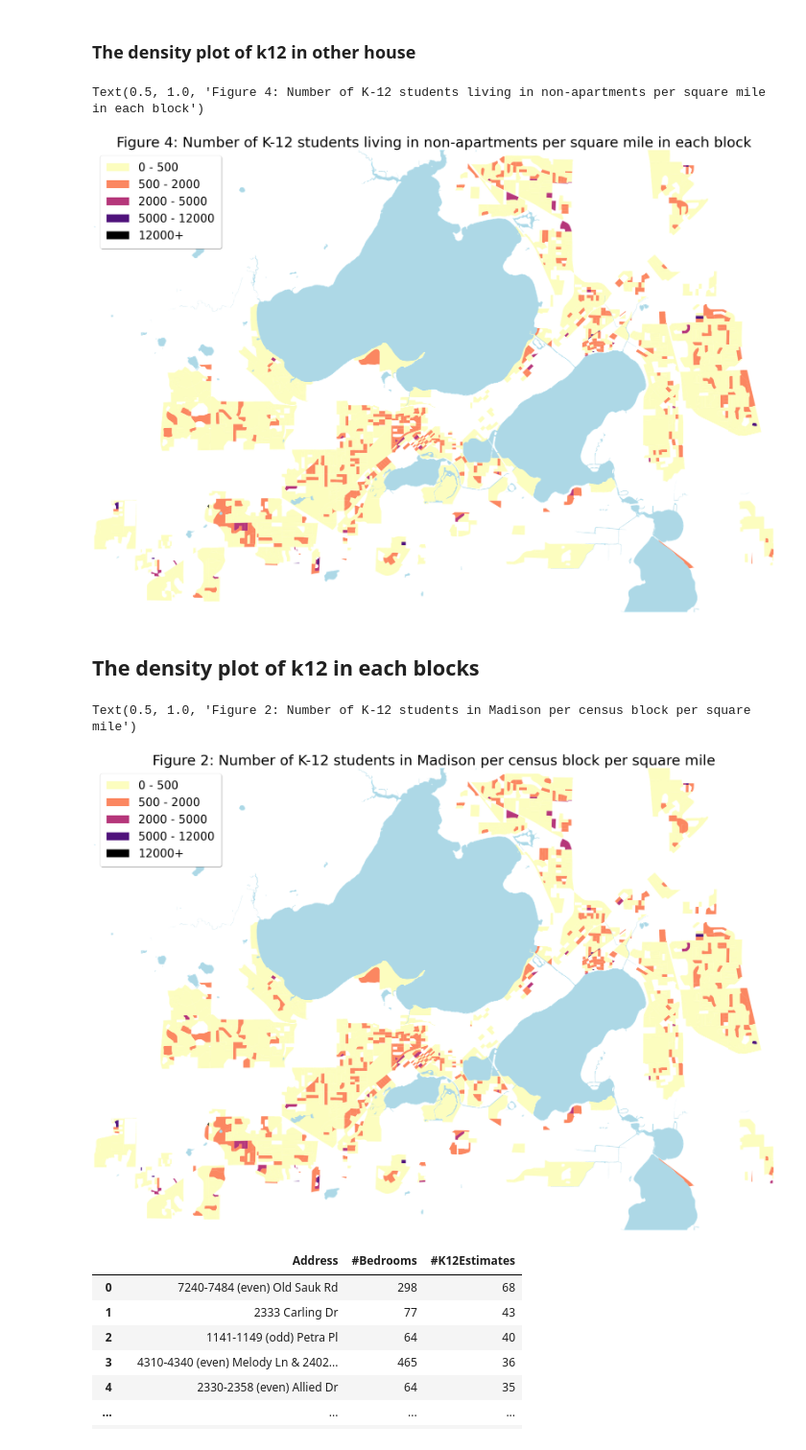
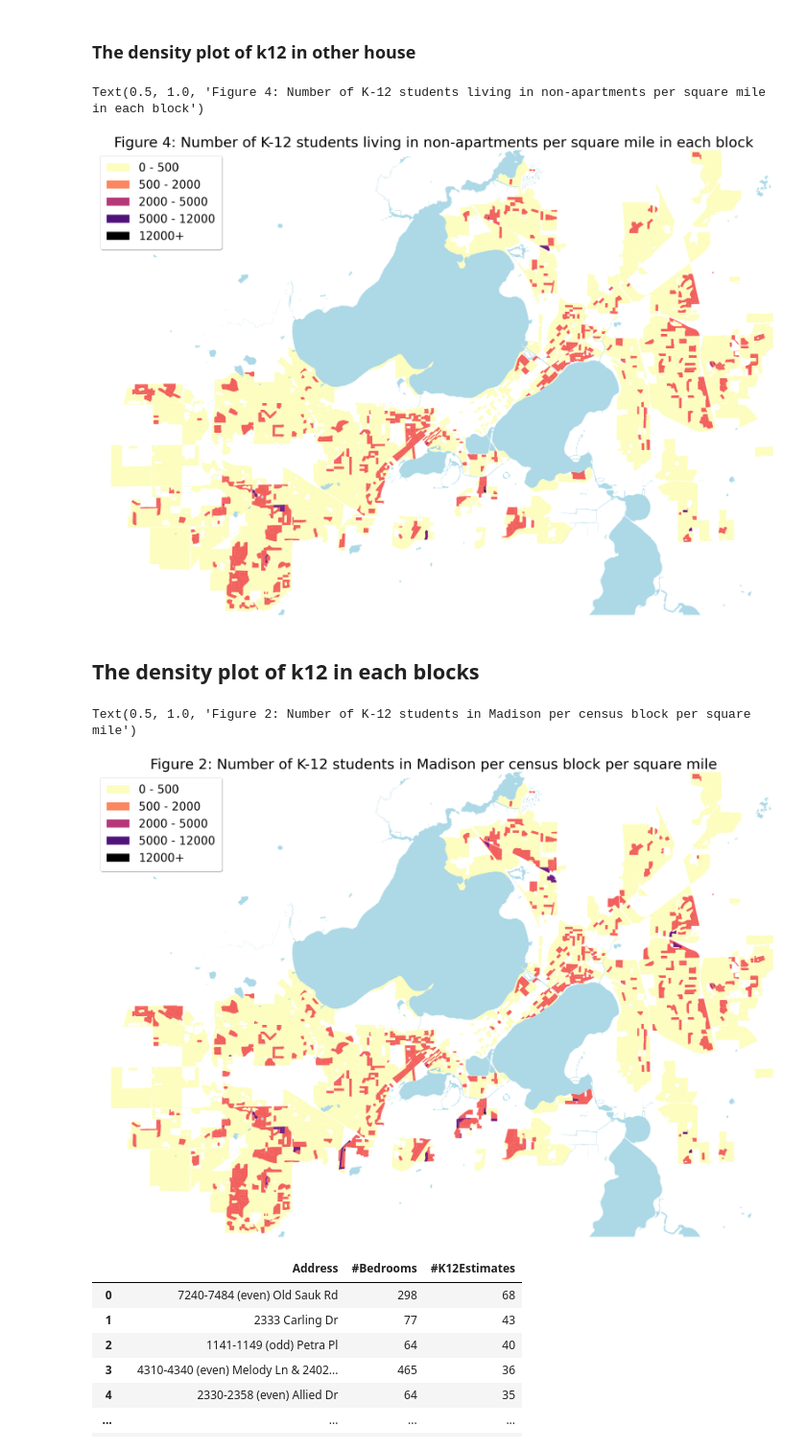
Before and after one commit to wesley0628/Internet-Access-Analysis, a Jupyter notebook: Internet_Access.ipynb, the cells around one changed output. Shown at 96% size. Cells and saved outputs as stored; diff of their text form; code cells hidden in the pictures.

```diff
--- a/Internet_Access.ipynb
+++ b/Internet_Access.ipynb
@@ -167,5 +202,5 @@ result["BlockBedrooms"].sum()
 # %%
-xcol = ["Apartment_bedroom", "other_bedroom"]
+xcol = ["Apartment_bedroom", "House_bedroom"]
 model1 = Pipeline([
             ("lr", LinearRegression())
         ])
@@ -308,7 +321,7 @@ total = model1["lr"].coef_[0] + model1["lr"].coef_[1]
 apt_pro = model1["lr"].coef_[0]
 house_pro = model1["lr"].coef_[1]
 
-result["K12_in_apt"] = result["Total_K-12_block"] / (result["other_bedroom"] + result["Apartment_bedroom"] * (apt_pro/house_pro)) * (result["Apartment_bedroom"] * (apt_pro/house_pro))
+result["K12_in_apt"] = result["Total_K-12_block"] / (result["Family_bedroom"] + result["Apartment_bedroom"] * (apt_pro/house_pro)) * (result["Apartment_bedroom"] * (apt_pro/house_pro))
 result["K12_in_other"] = result["Total_K-12_block"] - result["K12_in_apt"]
 result['apt_density'] = result['K12_in_apt'] / result['area']
 result['other_density'] = result['K12_in_other'] / result['area']
@@ -403,12 +374,13 @@ result["number_other"] = number_other
 # %%
 result = gpd.GeoDataFrame(result)
-apartment_madison = gpd.sjoin(result, dane, how="right", op="within")
-apartment_madison_tmp = apartment_madison[["geometry", "number_other"]]
-apartment_madison_tmp = apartment_madison_tmp.dropna()
-ax = apartment_madison.plot(figsize = (50, 30), legend=True, scheme = 'NaturalBreaks', k = 5, column='number_other', cmap = 'magma_r')
+house_madison = gpd.sjoin(result, dane, how="right", op="within")
+house_madison = house_madison[["geometry", "other_density"]]
+house_madison = house_madison.dropna()
+bp = mc.UserDefined(apartment_madison["apt_density"], bins=[500, 2000, 5000, 12000, 50000])
+ax = house_madison.plot(figsize = (50, 30), legend=True, scheme = 'UserDefined',
+                  classification_kwds={'bins': [500, 2000, 5000, 12000, 50000]}, k = 5, column='other_density', cmap = 'magma_r')
 handles, labels = ax.get_legend_handles_labels()
 cmap = plt.get_cmap('magma_r')
-bp = mc.NaturalBreaks(apartment_madison_tmp['number_other'])
 bins = bp.bins
 bins = np.insert(bins, 0, 0)
 LegendElement = [mpatches.Patch(facecolor=cmap(_*0.25), label=f'{int(max(bins[_], 0))} - {int(bins[_+1])}')
@@ -419,60 +391,43 @@ ax.spines['top'].set_visible(False)
 ax.spines['right'].set_visible(False)
 ax.spines['bottom'].set_visible(False)
 ax.spines['left'].set_visible(False)
-ax.set_ylim([43.0125, 43.150])
-ax.set_xlim([-89.55, -89.273])
+ax.set_ylim([43.000, 43.165])
+ax.set_xlim([-89.58, -89.25])
 ax.axis('off')
 ax.set_title("Figure 4: Number of K-12 students living in non-apartments per square mile in each block", fontsize = 50)
 # %% [output]
 Text(0.5, 1.0, 'Figure 4: Number of K-12 students living in non-apartments per square mile in each block')
-[figure, old version]
+[figure, new version]
 # %% [markdown]
 ## The density plot of k12 in each blocks
-# %%
-result["block_density"] = result['Total_K-12_block'] / result['area']
-result["block_density"] = result["block_density"].astype(int)
-all_ = []
-for row in result.iterrows():
-    pt = row[1]["block_density"]
-    if  0 <= pt <= 500:
-        all_.append(500)
-    elif 501 <= pt <= 2000:
-        all_.append(2000)
-    elif 2001 <= pt <= 5000:
-        all_.append(5000)
-    elif 5001 <= pt <= 12000:
-        all_.append(12000)
-    elif 12001 <= pt <= 35000:
-        all_.append(35000)
-all_[1381] = 0
-result["all"] = all_
 # %%
-
+result["block_density"] = result['Total_K-12_block'] / result['area']
 result = gpd.GeoDataFrame(result)
-apartment_madison = gpd.sjoin(result, dane, how="right", op="within")
-apartment_madison_tmp = apartment_madison[["geometry", "all"]]
-apartment_madison_tmp = apartment_madison_tmp.dropna()
-ax = apartment_madison.plot(figsize = (50, 30), legend=True, scheme = 'NaturalBreaks', k = 5, column='all', cmap = 'magma_r')
+madison = gpd.sjoin(result, dane, how="right", op="within")
+madison = madison[["geometry", "block_density"]]
+madison = madison.dropna()
+bp = mc.UserDefined(apartment_madison["apt_density"], bins=[500, 2000, 5000, 12000, 50000])
+ax = madison.plot(figsize = (50, 30), legend=True, scheme = 'UserDefined',
+                  classification_kwds={'bins': [500, 2000, 5000, 12000, 50000]}, k = 5, column='block_density', cmap = 'magma_r')
 handles, labels = ax.get_legend_handles_labels()
 cmap = plt.get_cmap('magma_r')
-bp = mc.NaturalBreaks(apartment_madison_tmp['all'])
 bins = bp.bins
 bins = np.insert(bins, 0, 0)
 LegendElement = [mpatches.Patch(facecolor=cmap(_*0.25), label=f'{int(max(bins[_], 0))} - {int(bins[_+1])}')
                  for _ in range(4)] + [mpatches.Patch(facecolor='black', hatch='', label='12000+')]
 ax.legend(handles = LegendElement, loc='upper left', fontsize=40, shadow=True, borderpad=0.6)
 lake_df.plot(ax=ax,color="lightblue")
 ax.spines['top'].set_visible(False)
 ax.spines['right'].set_visible(False)
 ax.spines['bottom'].set_visible(False)
 ax.spines['left'].set_visible(False)
-ax.set_ylim([43.0125, 43.150])
-ax.set_xlim([-89.55, -89.273])
+ax.set_ylim([43.000, 43.165])
+ax.set_xlim([-89.58, -89.25])
 ax.axis('off')
 ax.set_title("Figure 2: Number of K-12 students in Madison per census block per square mile", fontsize = 50)
 # %% [output]
 Text(0.5, 1.0, 'Figure 2: Number of K-12 students in Madison per census block per square mile')
-[figure, old version]
+[figure, new version]
 # %%
 data = pd.read_csv("Top70_Apartments_final.csv")
 data["#Bedrooms"] = data["#Bedrooms"].astype(int)
```
Also changed, not shown: parts of 18 cells of this notebook, 4 other files.
